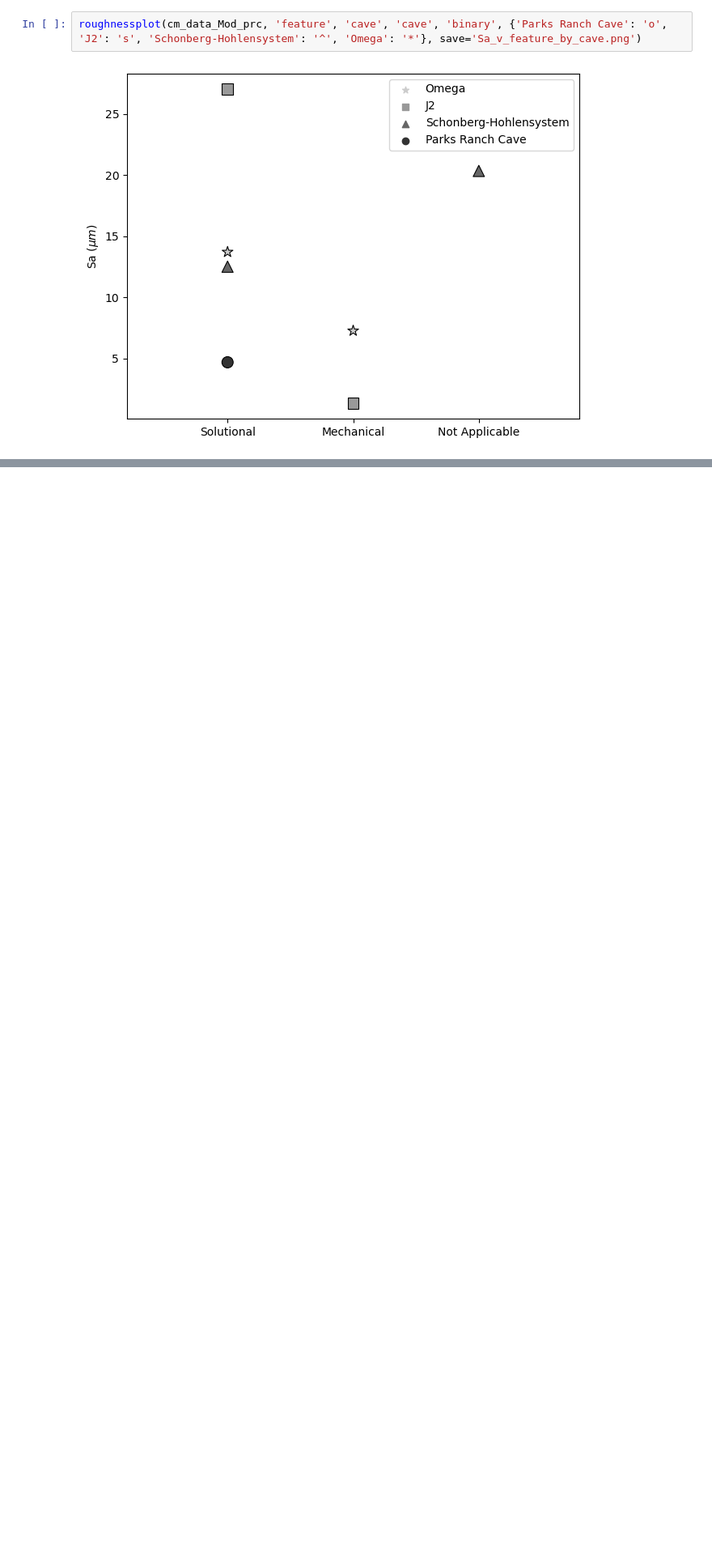
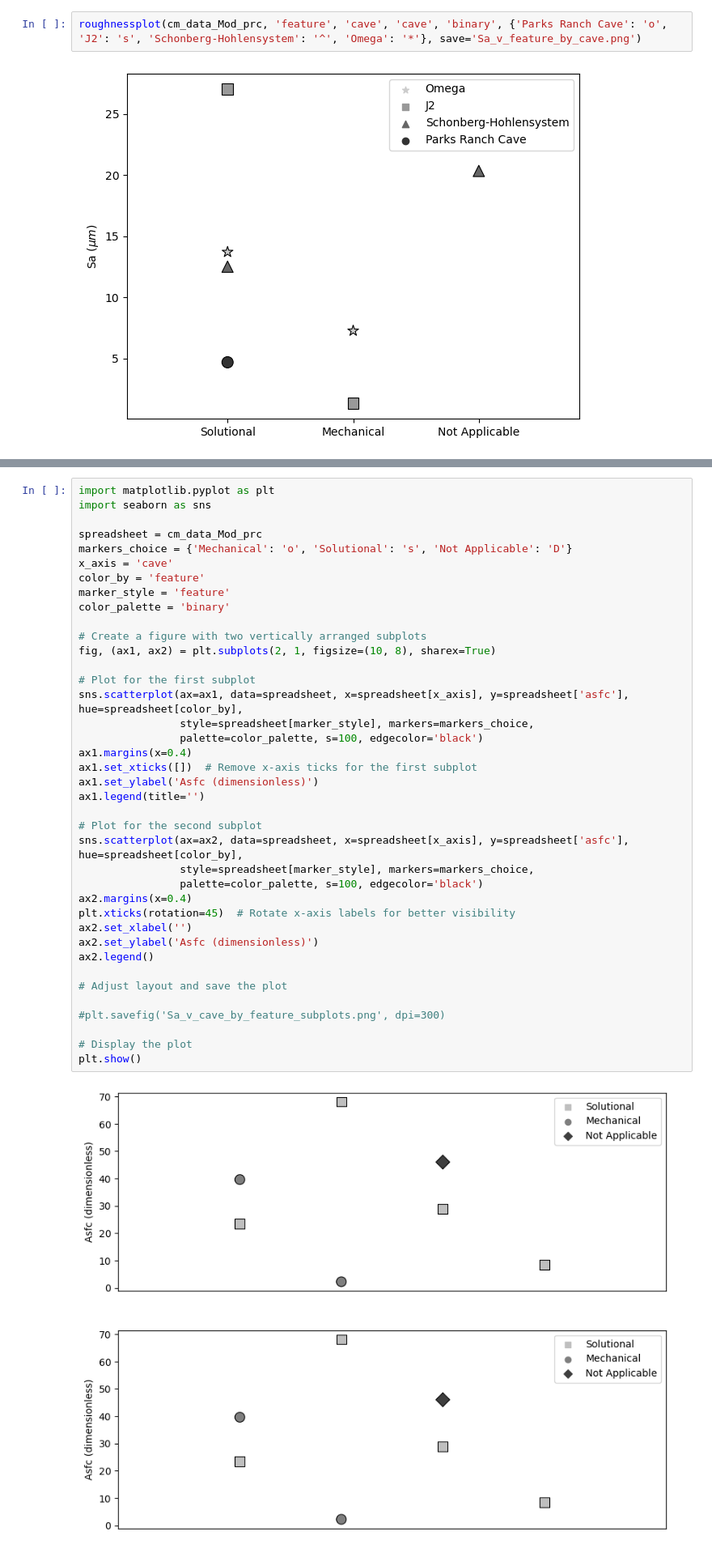
Before and after one commit to ethanoleson/Scallop_code, a Jupyter notebook: Roughness_figure/roughness2.ipynb, the cells around one changed output, grey strips where cells are left out. Shown at 81% size. Cells and saved outputs as stored; diff of their text form; blank space fills up the shorter version.

```diff
--- a/Roughness_figure/roughness2.ipynb
+++ b/Roughness_figure/roughness2.ipynb
@@ -181,0 +204,41 @@ roughnessplot(cm_data_Mod_prc, 'feature', 'cave', 'cave', 'binary', {'Parks Ranc
+# %%
+import matplotlib.pyplot as plt
+import seaborn as sns
+
+spreadsheet = cm_data_Mod_prc
+markers_choice = {'Mechanical': 'o', 'Solutional': 's', 'Not Applicable': 'D'}
+x_axis = 'cave'
+color_by = 'feature'
+marker_style = 'feature'
+color_palette = 'binary'
+
+# Create a figure with two vertically arranged subplots
+fig, (ax1, ax2) = plt.subplots(2, 1, figsize=(10, 8), sharex=True)
+
+# Plot for the first subplot
+sns.scatterplot(ax=ax1, data=spreadsheet, x=spreadsheet[x_axis], y=spreadsheet['asfc'], hue=spreadsheet[color_by],
+                style=spreadsheet[marker_style], markers=markers_choice,
+                palette=color_palette, s=100, edgecolor='black')
+ax1.margins(x=0.4)
+ax1.set_xticks([])  # Remove x-axis ticks for the first subplot
+ax1.set_ylabel('Asfc (dimensionless)')
+ax1.legend(title='')
+
+# Plot for the second subplot
+sns.scatterplot(ax=ax2, data=spreadsheet, x=spreadsheet[x_axis], y=spreadsheet['asfc'], hue=spreadsheet[color_by],
+                style=spreadsheet[marker_style], markers=markers_choice,
+                palette=color_palette, s=100, edgecolor='black')
+ax2.margins(x=0.4)
+plt.xticks(rotation=45)  # Rotate x-axis labels for better visibility
+ax2.set_xlabel('')
+ax2.set_ylabel('Asfc (dimensionless)')
+ax2.legend()
+
+# Adjust layout and save the plot
+
+#plt.savefig('Sa_v_cave_by_feature_subplots.png', dpi=300)
+
+# Display the plot
+plt.show()
+# %% [output]
+[figure, added]
```
Also changed, not shown: parts of 2 cells of this notebook, 2 other files.
